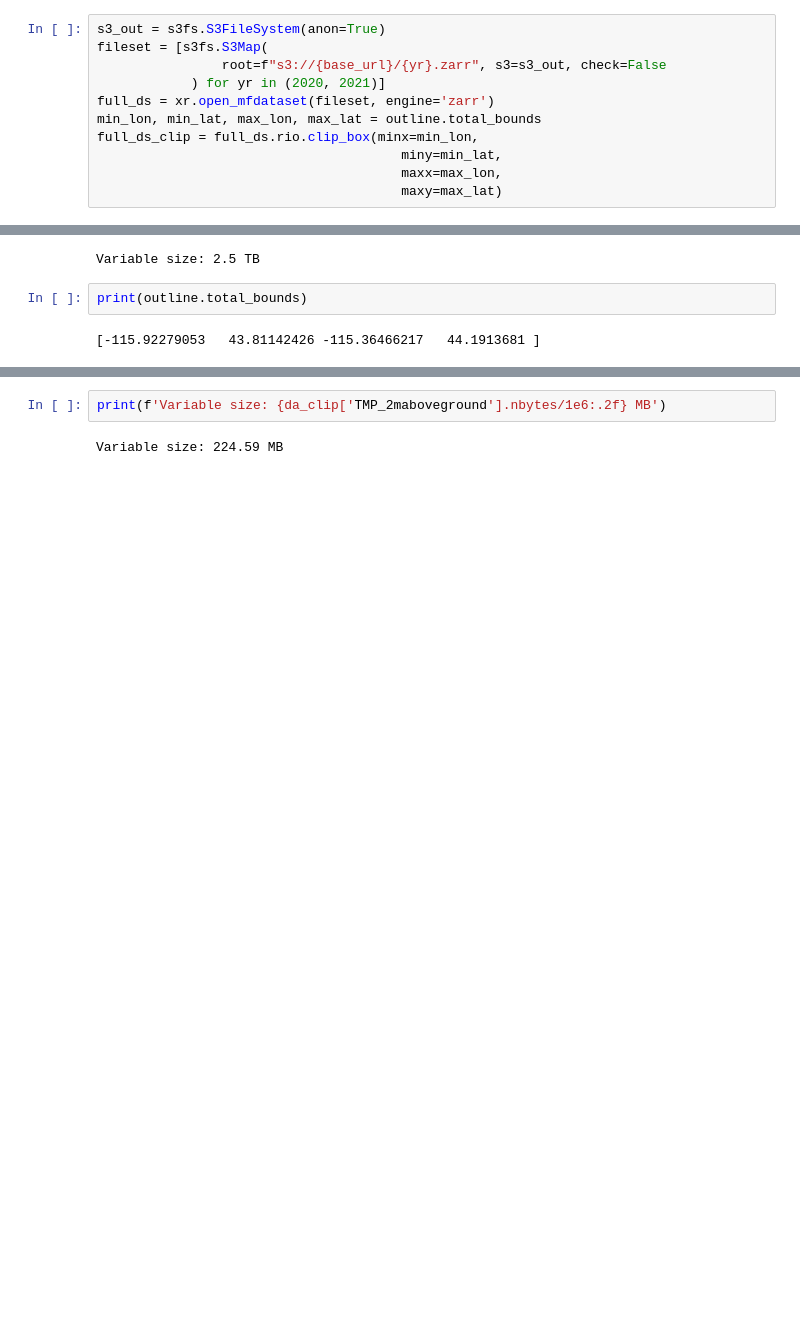
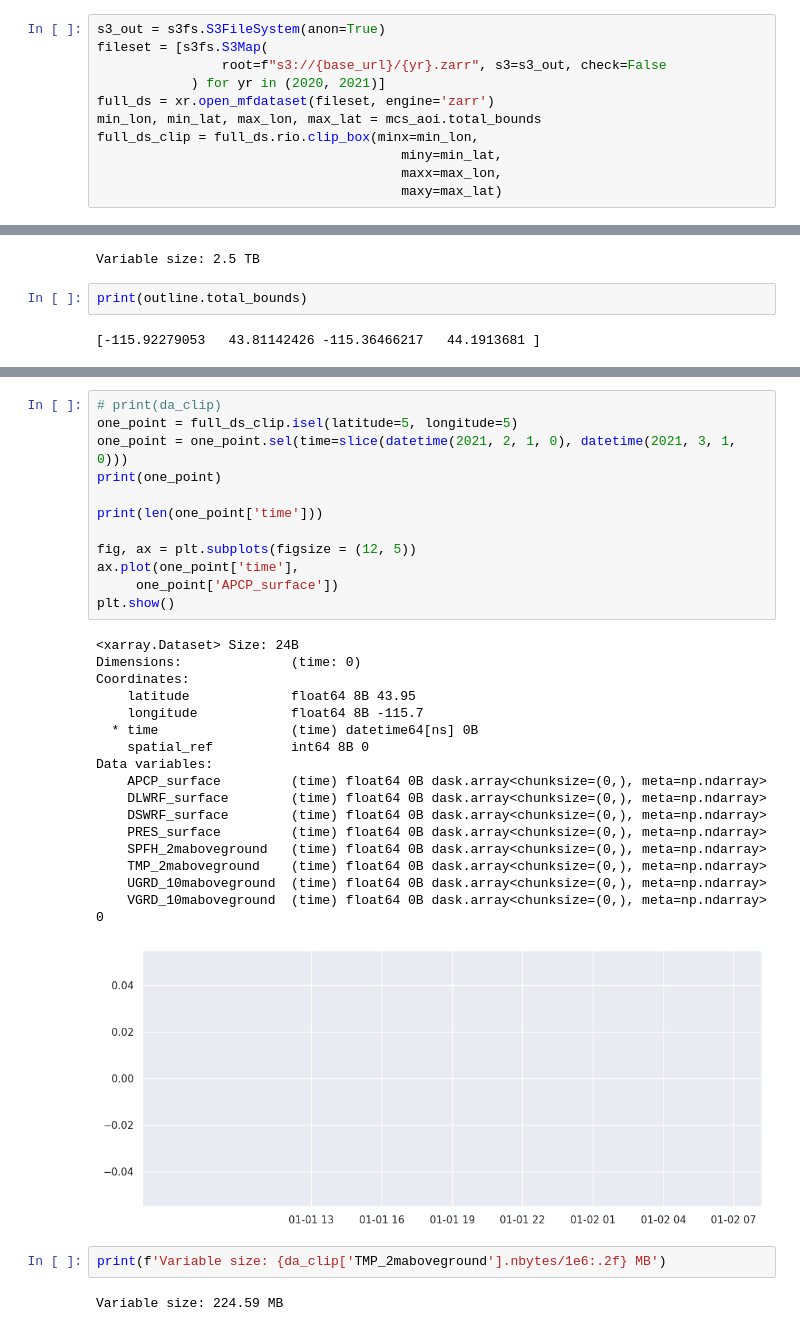
Before and after one commit to julober/snowex_uavsar_coherence, a Jupyter notebook: notebooks/01_data_download_and_prep.ipynb, the cells around one changed output, grey strips where cells are left out. Cells and saved outputs as stored; diff of their text form; blank space fills up the shorter version.

```diff
--- a/notebooks/01_data_download_and_prep.ipynb
+++ b/notebooks/01_data_download_and_prep.ipynb
@@ -1492,7 +1568,7 @@ fileset = [s3fs.S3Map(
                 root=f"s3://{base_url}/{yr}.zarr", s3=s3_out, check=False
             ) for yr in (2020, 2021)]
 full_ds = xr.open_mfdataset(fileset, engine='zarr')
-min_lon, min_lat, max_lon, max_lat = outline.total_bounds
+min_lon, min_lat, max_lon, max_lat = mcs_aoi.total_bounds
 full_ds_clip = full_ds.rio.clip_box(minx=min_lon,
                                        miny=min_lat,
                                        maxx=max_lon,
@@ -1532,6 +1608,37 @@ da_clip = ds_single.rio.clip_box(
             maxx=max_lon,
             maxy=max_lat
         )
+# %%
+# print(da_clip)
+one_point = full_ds_clip.isel(latitude=5, longitude=5)
+one_point = one_point.sel(time=slice(datetime(2021, 2, 1, 0), datetime(2021, 3, 1, 0)))
+print(one_point)
+
+print(len(one_point['time']))
+
+fig, ax = plt.subplots(figsize = (12, 5))
+ax.plot(one_point['time'],
+     one_point['APCP_surface'])
+plt.show()
+# %% [output]
+<xarray.Dataset> Size: 24B
+Dimensions:              (time: 0)
+Coordinates:
+    latitude             float64 8B 43.95
+    longitude            float64 8B -115.7
+  * time                 (time) datetime64[ns] 0B
+    spatial_ref          int64 8B 0
+Data variables:
+    APCP_surface         (time) float64 0B dask.array<chunksize=(0,), meta=np.ndarray>
+    DLWRF_surface        (time) float64 0B dask.array<chunksize=(0,), meta=np.ndarray>
+    DSWRF_surface        (time) float64 0B dask.array<chunksize=(0,), meta=np.ndarray>
+    PRES_surface         (time) float64 0B dask.array<chunksize=(0,), meta=np.ndarray>
+    SPFH_2maboveground   (time) float64 0B dask.array<chunksize=(0,), meta=np.ndarray>
+    TMP_2maboveground    (time) float64 0B dask.array<chunksize=(0,), meta=np.ndarray>
+    UGRD_10maboveground  (time) float64 0B dask.array<chunksize=(0,), meta=np.ndarray>
+    VGRD_10maboveground  (time) float64 0B dask.array<chunksize=(0,), meta=np.ndarray>
+0
+[figure, added]
 # %%
 print(f'Variable size: {da_clip['TMP_2maboveground'].nbytes/1e6:.2f} MB')
 # %% [output]
```
Also changed, not shown: parts of 6 cells of this notebook, 1 other file.
